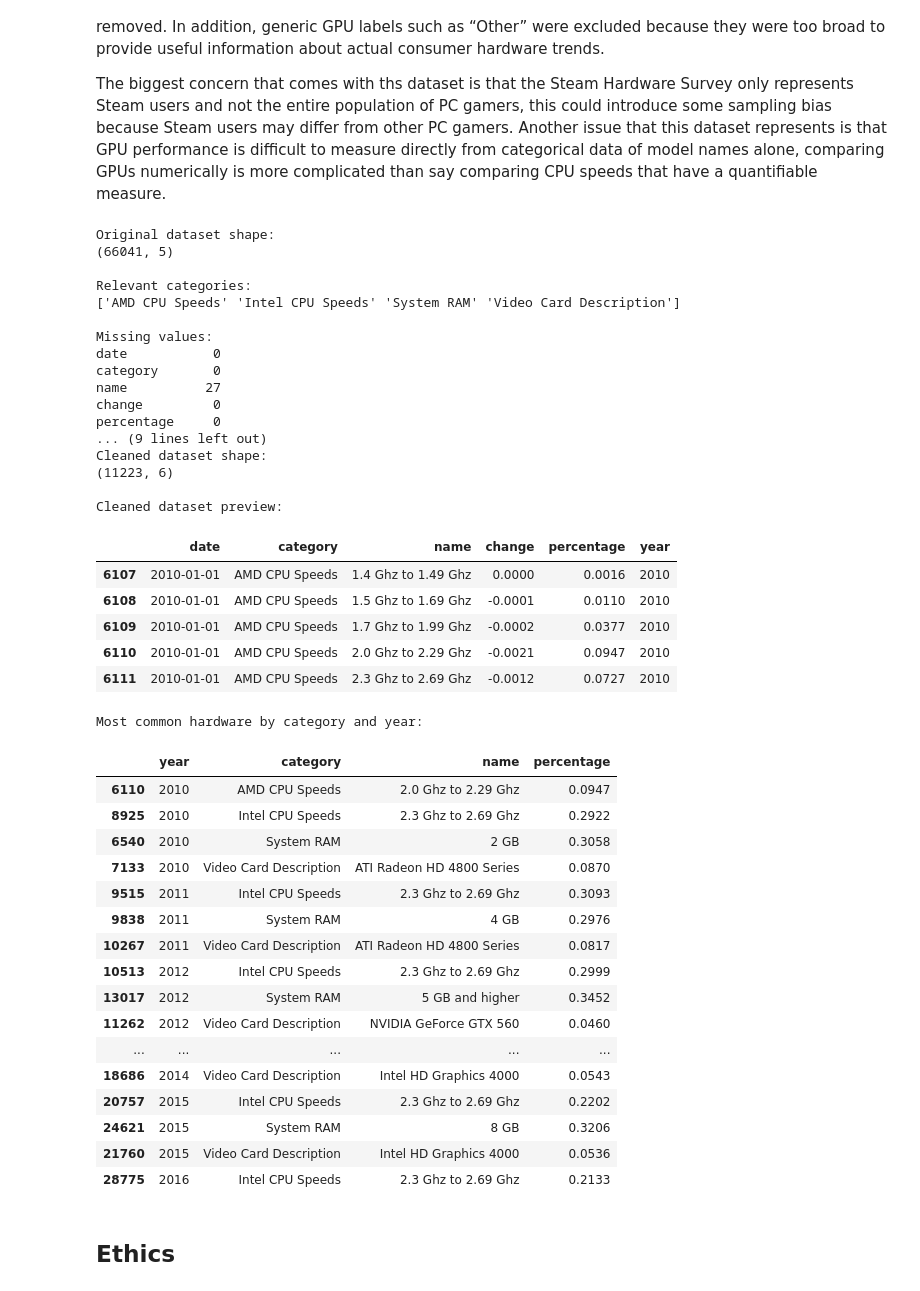
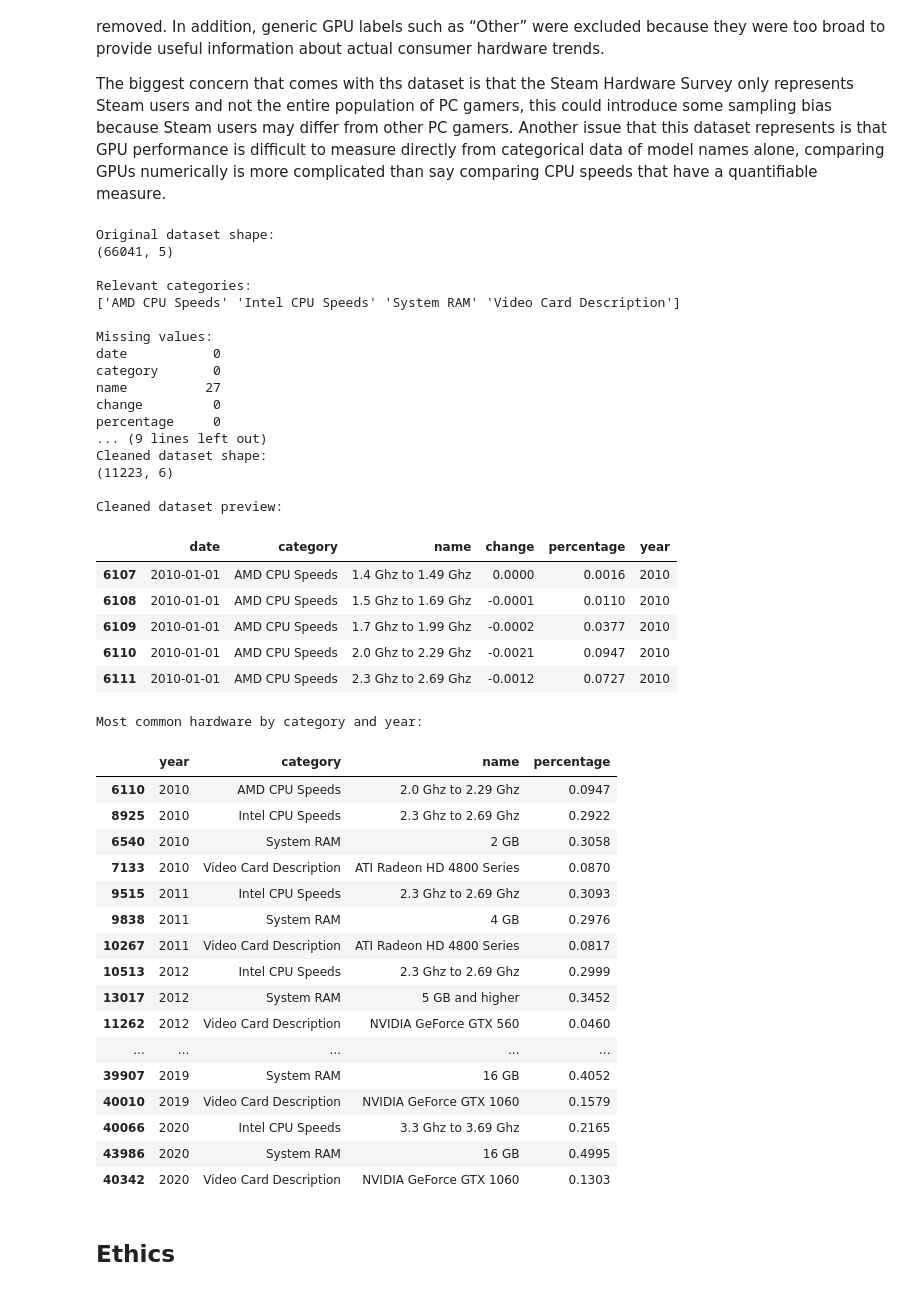
Before and after one commit to COGS108/Group-SP26-081, a Jupyter notebook: 01-DataCheckpoint.ipynb, the cells around one changed output. Cells and saved outputs as stored; diff of their text form; code cells hidden in the pictures.

```diff
--- a/01-DataCheckpoint.ipynb
+++ b/01-DataCheckpoint.ipynb
@@ -369,7 +372,7 @@ top_hardware = top_hardware[
     ['year', 'category', 'name', 'percentage']
 ].sort_values(['year', 'category'])
 
-display(top_hardware.head(20))
+display(top_hardware)
 
 Steam_HW_Survey.to_csv('data/02-processed/cleaned_shs.csv', index=False)
 # %% [output]
@@ -382,38 +385,38 @@ Relevant categories:
 Missing values:
 date           0
 category       0
 name          27
 change         0
 percentage     0
 ... (9 lines left out)
 Cleaned dataset shape:
 (11223, 6)
 
 Cleaned dataset preview:
 |  | date | category | name | change | percentage | year |
 | 6107 | 2010-01-01 | AMD CPU Speeds | 1.4 Ghz to 1.49 Ghz | 0.0000 | 0.0016 | 2010 |
 | 6108 | 2010-01-01 | AMD CPU Speeds | 1.5 Ghz to 1.69 Ghz | -0.0001 | 0.0110 | 2010 |
 | 6109 | 2010-01-01 | AMD CPU Speeds | 1.7 Ghz to 1.99 Ghz | -0.0002 | 0.0377 | 2010 |
 | 6110 | 2010-01-01 | AMD CPU Speeds | 2.0 Ghz to 2.29 Ghz | -0.0021 | 0.0947 | 2010 |
 | 6111 | 2010-01-01 | AMD CPU Speeds | 2.3 Ghz to 2.69 Ghz | -0.0012 | 0.0727 | 2010 |
 Most common hardware by category and year:
 |  | year | category | name | percentage |
 | 6110 | 2010 | AMD CPU Speeds | 2.0 Ghz to 2.29 Ghz | 0.0947 |
 | 8925 | 2010 | Intel CPU Speeds | 2.3 Ghz to 2.69 Ghz | 0.2922 |
 | 6540 | 2010 | System RAM | 2 GB | 0.3058 |
 | 7133 | 2010 | Video Card Description | ATI Radeon HD 4800 Series | 0.0870 |
 | 9515 | 2011 | Intel CPU Speeds | 2.3 Ghz to 2.69 Ghz | 0.3093 |
 | 9838 | 2011 | System RAM | 4 GB | 0.2976 |
 | 10267 | 2011 | Video Card Description | ATI Radeon HD 4800 Series | 0.0817 |
 | 10513 | 2012 | Intel CPU Speeds | 2.3 Ghz to 2.69 Ghz | 0.2999 |
 | 13017 | 2012 | System RAM | 5 GB and higher | 0.3452 |
 | 11262 | 2012 | Video Card Description | NVIDIA GeForce GTX 560 | 0.0460 |
 | ... | ... | ... | ... | ... |
-| 18686 | 2014 | Video Card Description | Intel HD Graphics 4000 | 0.0543 |
-| 20757 | 2015 | Intel CPU Speeds | 2.3 Ghz to 2.69 Ghz | 0.2202 |
-| 24621 | 2015 | System RAM | 8 GB | 0.3206 |
-| 21760 | 2015 | Video Card Description | Intel HD Graphics 4000 | 0.0536 |
-| 28775 | 2016 | Intel CPU Speeds | 2.3 Ghz to 2.69 Ghz | 0.2133 |
+| 39907 | 2019 | System RAM | 16 GB | 0.4052 |
+| 40010 | 2019 | Video Card Description | NVIDIA GeForce GTX 1060 | 0.1579 |
+| 40066 | 2020 | Intel CPU Speeds | 3.3 Ghz to 3.69 Ghz | 0.2165 |
+| 43986 | 2020 | System RAM | 16 GB | 0.4995 |
+| 40342 | 2020 | Video Card Description | NVIDIA GeForce GTX 1060 | 0.1303 |
 # %% [markdown]
 ## Ethics
 # %% [markdown]
```
Also changed, not shown: parts of 2 cells of this notebook, 1 other file.
